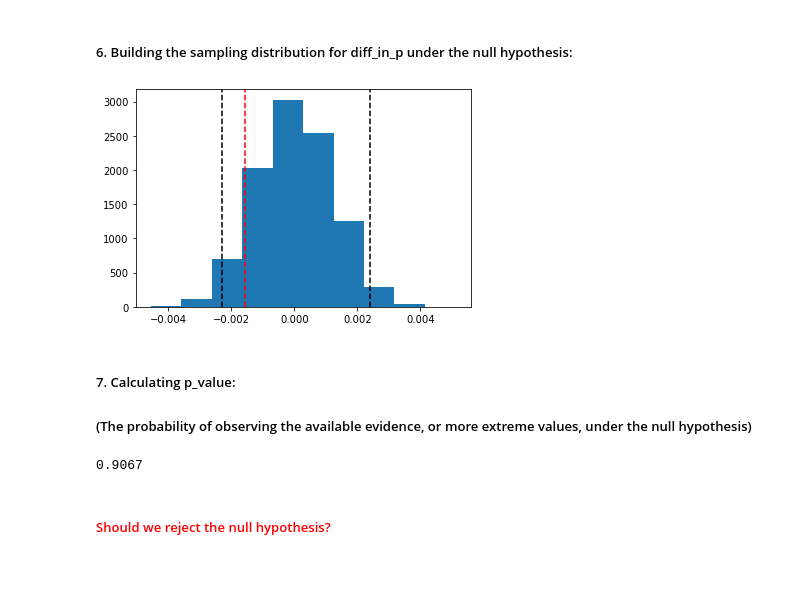
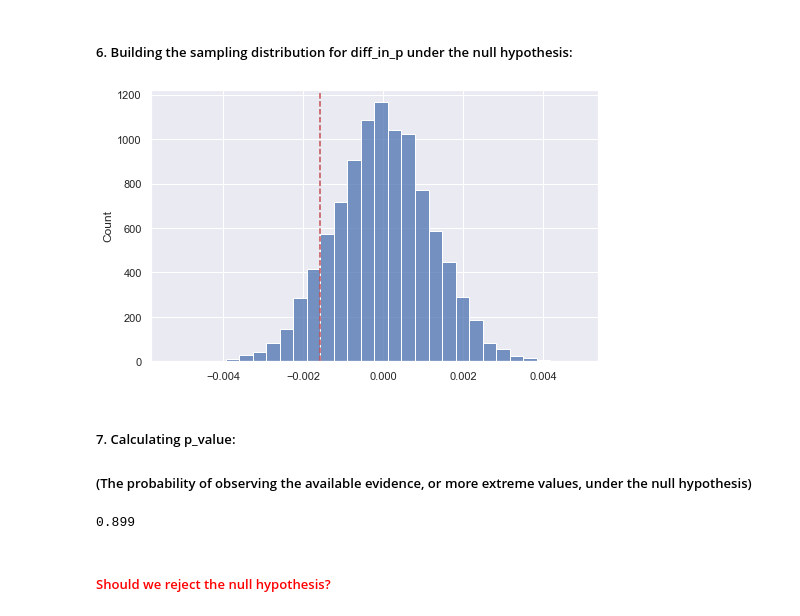
Before and after one commit to DVM-Moheb/Udacity-Analyze-AB-Test-Results, a Jupyter notebook: analyze_ab_test_results.ipynb, the cells around one changed output. Saved outputs shown, nothing was run; the diff lists cells and outputs as text; code cells hidden in the pictures; blank space fills up the shorter version.

```diff
--- a/analyze_ab_test_results.ipynb
+++ b/analyze_ab_test_results.ipynb
@@ -352,23 +385,24 @@ $$H_1: P_{new} - P_{old} > 0$$
 ##### 6. Building the sampling distribution for diff_in_p under the null hypothesis:
 # %%
 # Simulating the null distribution:
-null_distribution = np.random.normal(0, diff_in_p_arr.std(), 10000)
+rand_gen = np.random.default_rng(42)
+null_distribution = rand_gen.normal(0, diff_in_p_arr.std(), 10000)
-# %%
-# Plotting the null distribution:
-plt.axvline(diff_in_p, color='r', linestyle='--')
-plt.axvline(np.percentile(null_distribution, 2.5), color='k', linestyle='--')
-plt.axvline(np.percentile(null_distribution, 97.5), color='k', linestyle='--')
-plt.hist(null_distribution);
-# %% [output]
-[figure, removed]
+# %%
+# Plotting the null distribution:
+fig, ax = plt.subplots(figsize=(8, 5))
+sns.histplot(x=null_distribution, bins=30, ax=ax)
+ax.axvline(x=obs_diff_in_p, color='r', linestyle='--')
+ax2.set_title('Sampling Distribution under the Null Hypothesis ');
+# %% [output]
+[figure, added]
 # %% [markdown]
 ##### 7. Calculating p_value:
 ##### (The probability of observing the available evidence, or more extreme values, under the null hypothesis)
 # %%
-p_value = (null_distribution > diff_in_p).mean()
+p_value = (null_distribution > obs_diff_in_p).mean()
 p_value
 # %% [output]
-0.9067
+0.899
 # %% [markdown]
 ##### <font color='red'>Should we reject the null hypothesis?</font>
 # %%
```
Also changed, not shown: parts of 49 cells of this notebook, 1 other file.
